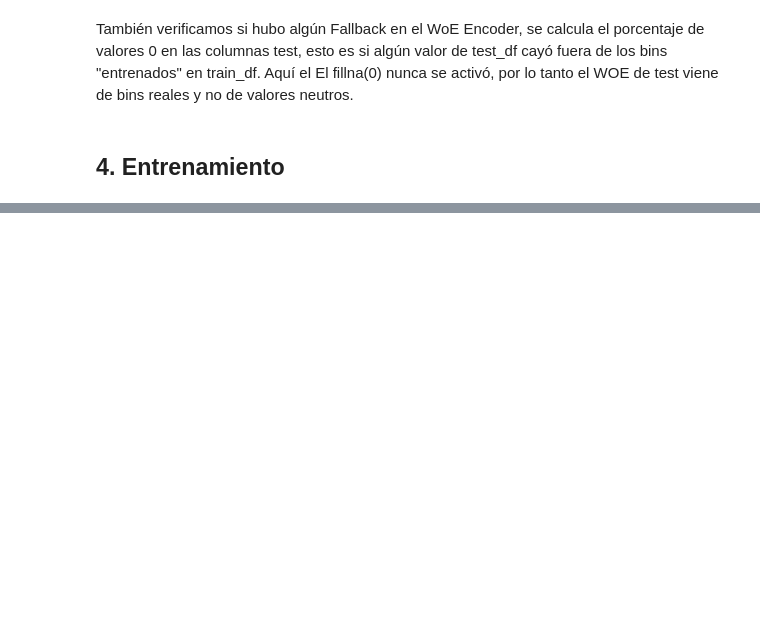
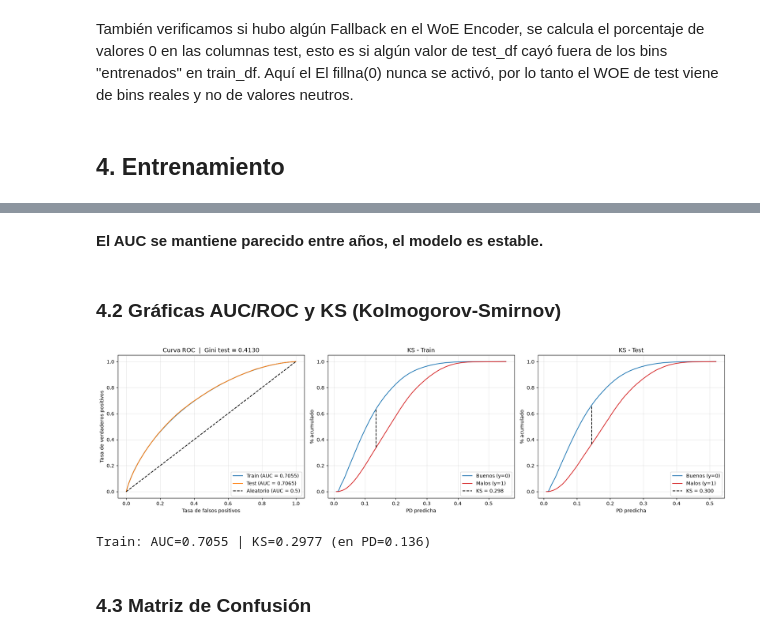
Before and after one commit to Axelcodeml/Expected_Credit_Loss, a Jupyter notebook: notebooks/ECL_Notebook.ipynb, the cells around one changed output, grey strips where cells are left out. Saved outputs shown, nothing was run; the diff lists cells and outputs as text; code cells hidden in the pictures; blank space fills up the shorter version.

Commit message:
ECL training

```diff
--- a/notebooks/ECL_Notebook.ipynb
+++ b/notebooks/ECL_Notebook.ipynb
@@ -1308,7 +1314,7 @@ class PreprocesadorECL:
             'num_rev_trades_op_in_24mths': [-0.1, 0, 1, 2, 5, np.inf],
             'num_inq_in_6mths': [-0.1, 0, 1, 2, 5, np.inf],
             'num_inq': [-0.1, 0, 1, 2, 5, np.inf],
-            'num_open_trades_in_6mths': [-0.1, 0, 1, 2, 5, np.inf],
+            #'num_open_trades_in_6mths': [-0.1, 0, 1, 2, 5, np.inf], #eliminado de la lista final por correlación alta con num_inq
             'num_derogatory_pub_rec': [-0.1, 0, np.inf],
             'mths_since_last_installment_acc_op': [-0.1, 12, 24, 48, 998, np.inf],
             'interest_rate': None,
@@ -1476 +1493,5 @@ issue_date_year
 dtype: float64
+# %% [markdown]
+**El AUC se mantiene parecido entre años, el modelo es estable.**
+# %% [markdown]
+### 4.2 Gráficas AUC/ROC y KS (Kolmogorov-Smirnov)
@@ -1476,0 +1536,36 @@ dtype: float64
+# %%
+# --- Cálculos ---
+fpr_tr, tpr_tr, _ = roc_curve(y_train, proba_train)
+fpr_te, tpr_te, _ = roc_curve(y_test, proba_test)
+auc_tr = roc_auc_score(y_train, proba_train)
+auc_te = roc_auc_score(y_test, proba_test)
+
+ks_tr = calcular_ks(y_train, proba_train)
+ks_te = calcular_ks(y_test, proba_test)
+
+# --- Figura ---
+fig, axes = plt.subplots(1, 3, figsize=(18, 5))
+
+# ROC
+axes[0].plot(fpr_tr, tpr_tr, label=f'Train (AUC = {auc_tr:.4f})', color='tab:blue')
+axes[0].plot(fpr_te, tpr_te, label=f'Test (AUC = {auc_te:.4f})', color='tab:orange')
+axes[0].plot([0, 1], [0, 1], 'k--', label='Aleatorio (AUC = 0.5)')
+axes[0].set_title(f'Curva ROC  |  Gini test = {2 * auc_te - 1:.4f}')
+axes[0].set_xlabel('Tasa de falsos positivos')
+axes[0].set_ylabel('Tasa de verdaderos positivos')
+axes[0].legend(loc='lower right')
+axes[0].grid(alpha=0.3)
+
+# KS
+graficar_ks(axes[1], ks_tr, 'KS - Train')
+graficar_ks(axes[2], ks_te, 'KS - Test')
+
+plt.tight_layout()
+plt.show()
+
+print(f"Train: AUC={auc_tr:.4f} | KS={ks_tr['ks']:.4f} (en PD={ks_tr['score_ks']:.3f})")
+# %% [output]
+[figure, added]
+Train: AUC=0.7055 | KS=0.2977 (en PD=0.136)
+# %% [markdown]
+### 4.3 Matriz de Confusión
```
Also changed, not shown: parts of 48 cells of this notebook.
